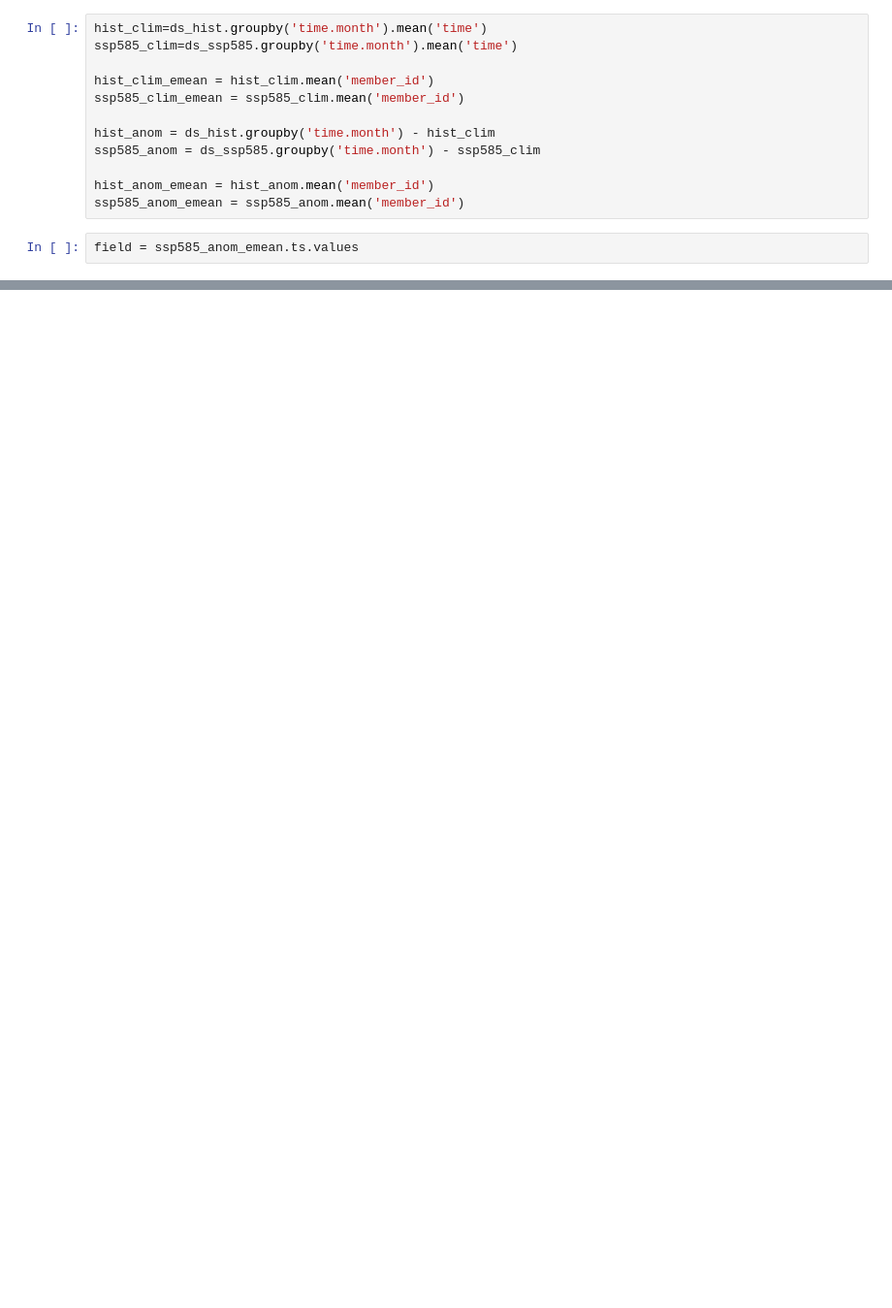
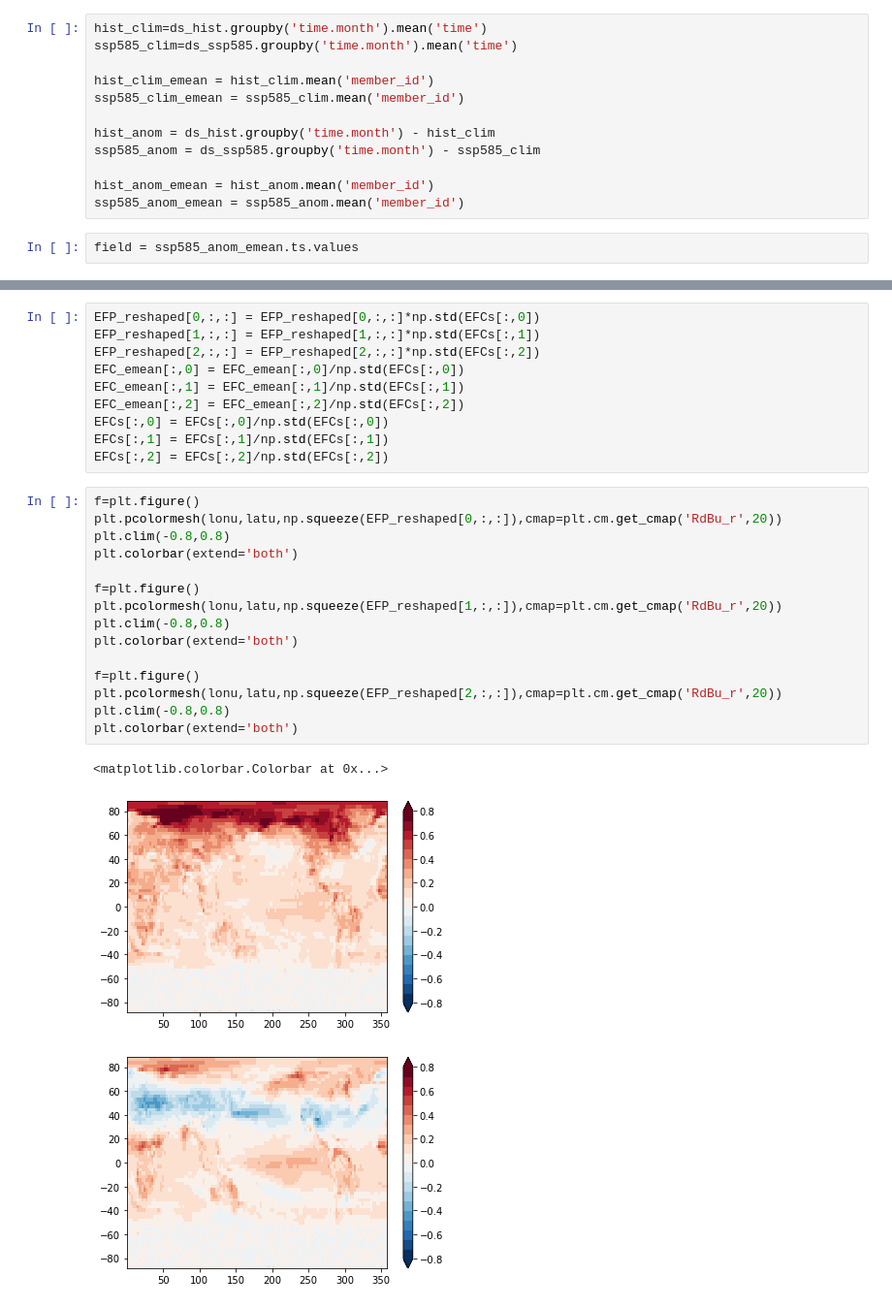
Before and after one commit to rcjwills/cmip6hack-pacific-sst, a Jupyter notebook: notebooks/sst-lfca.ipynb, the cells around one changed output, grey strips where cells are left out. Shown: that part at 97% size. Drawn from its saved outputs; the diff is of its cells as text; blank space fills up the shorter version.

```diff
--- a/notebooks/sst-lfca.ipynb
+++ b/notebooks/sst-lfca.ipynb
@@ -288,0 +372,29 @@ Data variables:
+# %%
+EFP_reshaped[0,:,:] = EFP_reshaped[0,:,:]*np.std(EFCs[:,0])
+EFP_reshaped[1,:,:] = EFP_reshaped[1,:,:]*np.std(EFCs[:,1])
+EFP_reshaped[2,:,:] = EFP_reshaped[2,:,:]*np.std(EFCs[:,2])
+EFC_emean[:,0] = EFC_emean[:,0]/np.std(EFCs[:,0])
+EFC_emean[:,1] = EFC_emean[:,1]/np.std(EFCs[:,1])
+EFC_emean[:,2] = EFC_emean[:,2]/np.std(EFCs[:,2])
+EFCs[:,0] = EFCs[:,0]/np.std(EFCs[:,0])
+EFCs[:,1] = EFCs[:,1]/np.std(EFCs[:,1])
+EFCs[:,2] = EFCs[:,2]/np.std(EFCs[:,2])
+# %%
+f=plt.figure()
+plt.pcolormesh(lonu,latu,np.squeeze(EFP_reshaped[0,:,:]),cmap=plt.cm.get_cmap('RdBu_r',20))
+plt.clim(-0.8,0.8)
+plt.colorbar(extend='both')
+
+f=plt.figure()
+plt.pcolormesh(lonu,latu,np.squeeze(EFP_reshaped[1,:,:]),cmap=plt.cm.get_cmap('RdBu_r',20))
+plt.clim(-0.8,0.8)
+plt.colorbar(extend='both')
+
+f=plt.figure()
+plt.pcolormesh(lonu,latu,np.squeeze(EFP_reshaped[2,:,:]),cmap=plt.cm.get_cmap('RdBu_r',20))
+plt.clim(-0.8,0.8)
+plt.colorbar(extend='both')
+# %% [output]
+<matplotlib.colorbar.Colorbar at 0x...>
+[figure, added]
+[figure, added]
```
Also changed, not shown: parts of 30 cells of this notebook, 2 other files.
